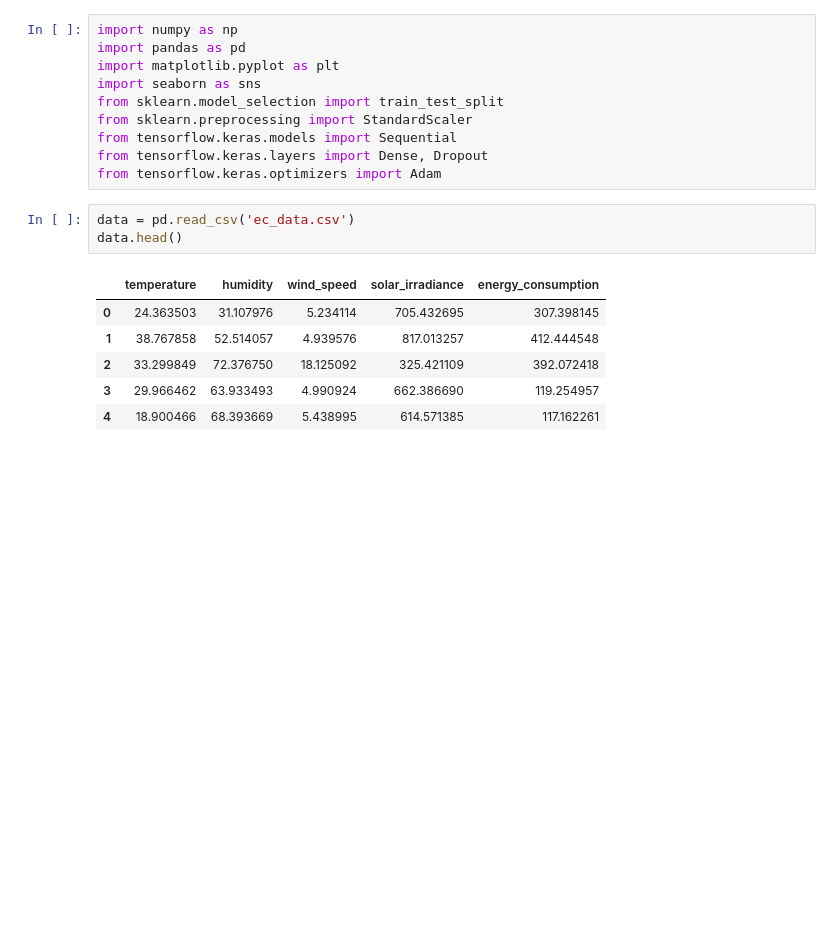
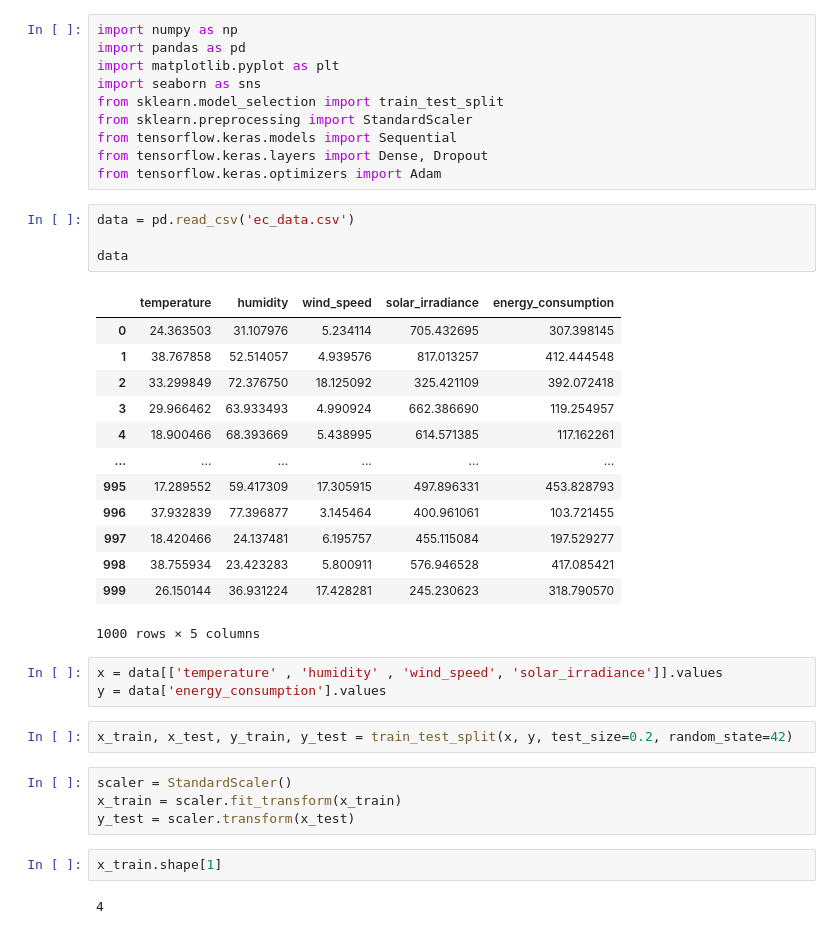
Before and after one commit to SohailShaikh786/AI, a Jupyter notebook: chapter_appendix-tools-for-deep-learning/jupyter.ipynb, the cells around one changed output. Cells and saved outputs as stored; diff of their text form; blank space fills up the shorter version.

```diff
--- a/chapter_appendix-tools-for-deep-learning/jupyter.ipynb
+++ b/chapter_appendix-tools-for-deep-learning/jupyter.ipynb
@@ -163,11 +163,32 @@ from tensorflow.keras.layers import Dense, Dropout
 from tensorflow.keras.optimizers import Adam
 # %%
 data = pd.read_csv('ec_data.csv')
-data.head()
+
+data
 # %% [output]
 |  | temperature | humidity | wind_speed | solar_irradiance | energy_consumption |
 | 0 | 24.363503 | 31.107976 | 5.234114 | 705.432695 | 307.398145 |
 | 1 | 38.767858 | 52.514057 | 4.939576 | 817.013257 | 412.444548 |
 | 2 | 33.299849 | 72.376750 | 18.125092 | 325.421109 | 392.072418 |
 | 3 | 29.966462 | 63.933493 | 4.990924 | 662.386690 | 119.254957 |
 | 4 | 18.900466 | 68.393669 | 5.438995 | 614.571385 | 117.162261 |
+| ... | ... | ... | ... | ... | ... |
+| 995 | 17.289552 | 59.417309 | 17.305915 | 497.896331 | 453.828793 |
+| 996 | 37.932839 | 77.396877 | 3.145464 | 400.961061 | 103.721455 |
+| 997 | 18.420466 | 24.137481 | 6.195757 | 455.115084 | 197.529277 |
+| 998 | 38.755934 | 23.423283 | 5.800911 | 576.946528 | 417.085421 |
+| 999 | 26.150144 | 36.931224 | 17.428281 | 245.230623 | 318.790570 |
+1000 rows × 5 columns
+# %%
+x = data[['temperature' , 'humidity' , 'wind_speed', 'solar_irradiance']].values
+y = data['energy_consumption'].values
+# %%
+x_train, x_test, y_train, y_test = train_test_split(x, y, test_size=0.2, random_state=42)
+# %%
+scaler = StandardScaler()
+x_train = scaler.fit_transform(x_train)
+y_test = scaler.transform(x_test)
+# %%
+x_train.shape[1]
+# %% [output]
+4
```
Also changed, not shown: parts of 4 cells of this notebook.
